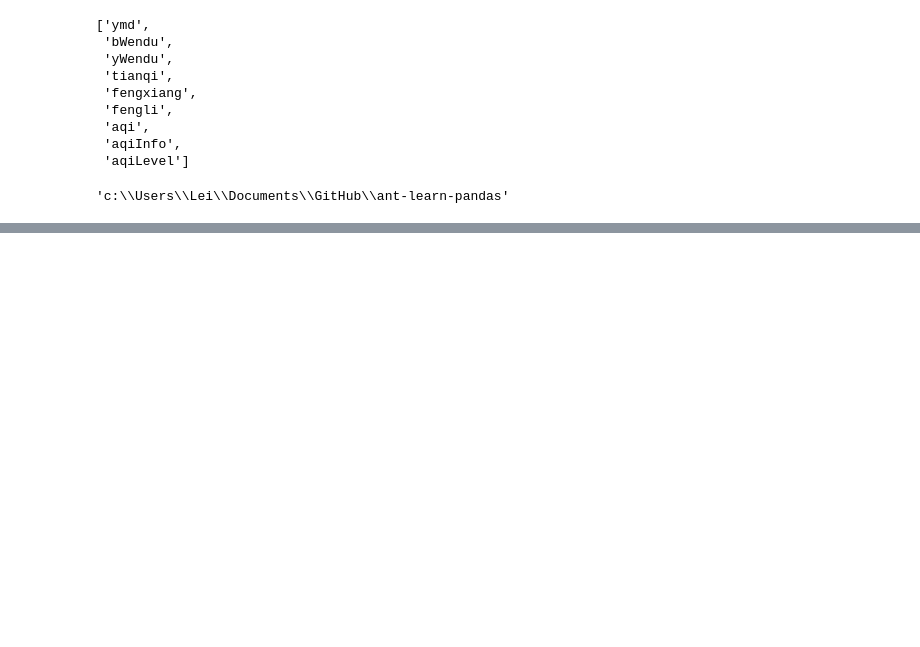
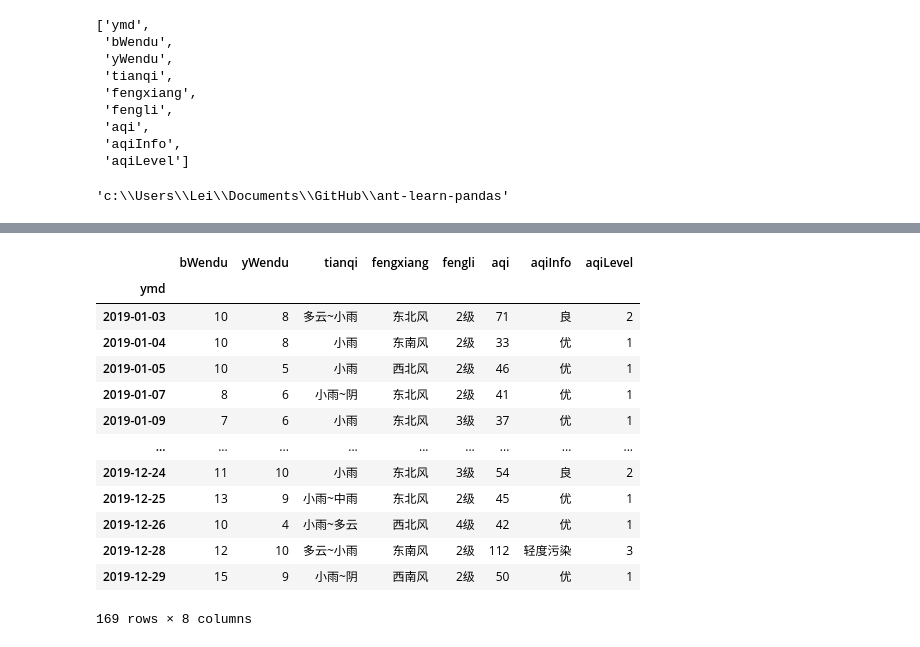
Before and after one commit to sternenburg/ant-learn-pandas, a Jupyter notebook: 爬虫读取上海天气.ipynb, the cells around one changed output, grey strips where cells are left out. Saved outputs shown, nothing was run; the diff lists cells and outputs as text; code cells hidden in the pictures; blank space fills up the shorter version.

```diff
--- a/爬虫读取上海天气.ipynb
+++ b/爬虫读取上海天气.ipynb
@@ -153,0 +158,3 @@ with open(f'{work_dir}/shanghai_weather_2019.csv', 'w', newline = '', encoding =
+# %%
+import pandas as pd
+df = pd.read_csv("./shanghai_weather/shanghai_weather_2019.csv")
@@ -153,0 +191,17 @@ with open(f'{work_dir}/shanghai_weather_2019.csv', 'w', newline = '', encoding =
+# %%
+df.loc[df['tianqi'].str.contains('雨'), :]
+# %% [output]
+|  | bWendu | yWendu | tianqi | fengxiang | fengli | aqi | aqiInfo | aqiLevel |
+| ymd |  |  |  |  |  |  |  |  |
+| 2019-01-03 | 10 | 8 | 多云~小雨 | 东北风 | 2级 | 71 | 良 | 2 |
+| 2019-01-04 | 10 | 8 | 小雨 | 东南风 | 2级 | 33 | 优 | 1 |
+| 2019-01-05 | 10 | 5 | 小雨 | 西北风 | 2级 | 46 | 优 | 1 |
+| 2019-01-07 | 8 | 6 | 小雨~阴 | 东北风 | 2级 | 41 | 优 | 1 |
+| 2019-01-09 | 7 | 6 | 小雨 | 东北风 | 3级 | 37 | 优 | 1 |
+| ... | ... | ... | ... | ... | ... | ... | ... | ... |
+| 2019-12-24 | 11 | 10 | 小雨 | 东北风 | 3级 | 54 | 良 | 2 |
+| 2019-12-25 | 13 | 9 | 小雨~中雨 | 东北风 | 2级 | 45 | 优 | 1 |
+| 2019-12-26 | 10 | 4 | 小雨~多云 | 西北风 | 4级 | 42 | 优 | 1 |
+| 2019-12-28 | 12 | 10 | 多云~小雨 | 东南风 | 2级 | 112 | 轻度污染 | 3 |
+| 2019-12-29 | 15 | 9 | 小雨~阴 | 西南风 | 2级 | 50 | 优 | 1 |
+169 rows × 8 columns
```
Also changed, not shown: parts of 15 cells of this notebook.
